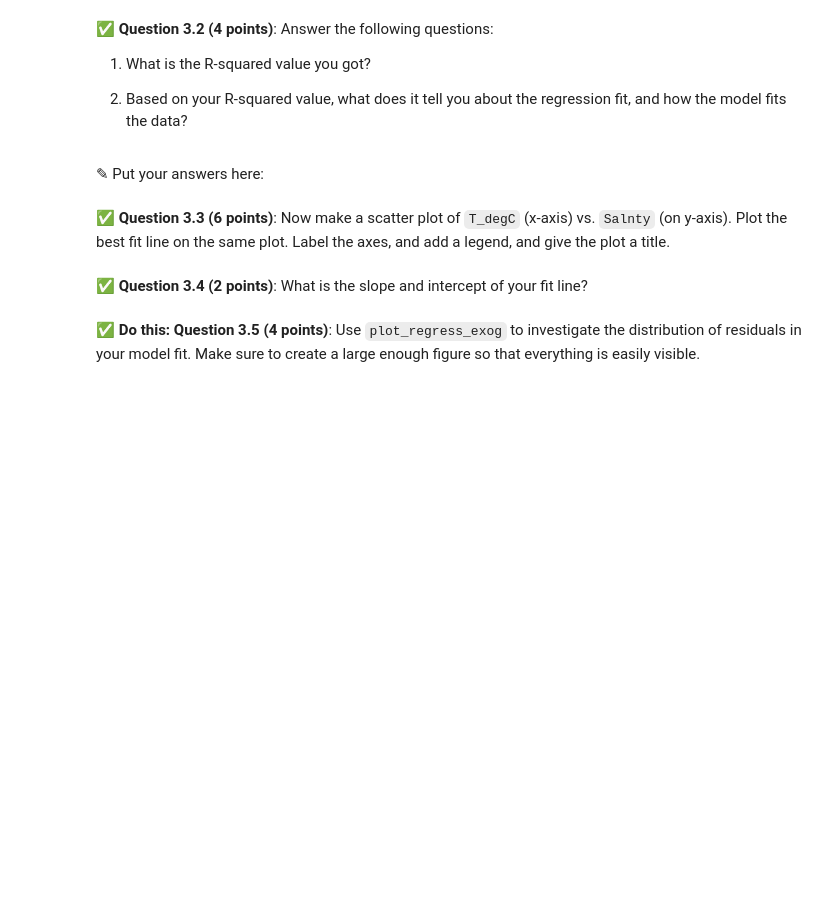
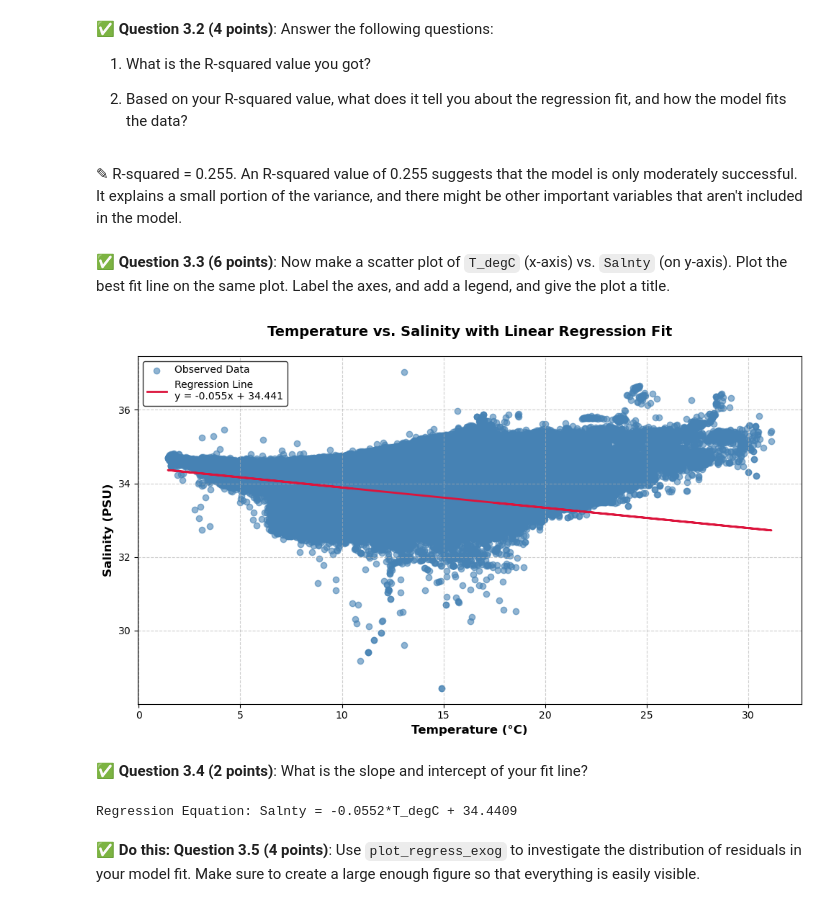
Before and after one commit to TumsAddict/cmse202-s25-turnin, a Jupyter notebook: hw-03/HW-03_Regression-S25-STUDENT.ipynb, the cells around one changed output. Cells and saved outputs as stored; diff of their text form; code cells hidden in the pictures; blank space fills up the shorter version.

```diff
--- a/hw-03/HW-03_Regression-S25-STUDENT.ipynb
+++ b/hw-03/HW-03_Regression-S25-STUDENT.ipynb
@@ -160,0 +159,12 @@ In this part, we'll perform some one-variable linear and polynomial regression a
+# %%
+# Put your code here
+import statsmodels.api as sm
+x = Book1_df_clean['T_degC']
+y = Book1_df_clean['Salnty']
+
+X = sm.add_constant(x)
+model = sm.OLS(y, X).fit()
+y_pred = model.predict(X)
+
+model = sm.OLS(y, X).fit()
+print(model.summary())
@@ -164,7 +192,7 @@ In this part, we'll perform some one-variable linear and polynomial regression a
 1. What is the R-squared value you got?
 
 2. Based on your R-squared value, what does it tell you about the regression fit, and how the model fits the data?
-# %% [markdown]
-<font size=+3>&#9998;</font> Put your answers here:
+# %% [markdown]
+<font size=+3>&#9998;</font> R-squared = 0.255. An R-squared value of 0.255 suggests that the model is only moderately successful. It explains a small portion of the variance, and there might be other important variables that aren't included in the model.
 # %% [markdown]
 &#9989;  **Question 3.3 (6 points)**: Now make a scatter plot of `T_degC` (x-axis) vs. `Salnty` (on y-axis). Plot the best fit line on the same plot. Label the axes, and add a legend, and give the plot a title.
@@ -173,2 +199,32 @@ In this part, we'll perform some one-variable linear and polynomial regression a
+# %%
+# Put your code here
+import matplotlib.pyplot as plt
+import statsmodels.api as sm
+import numpy as np
+
+plt.figure(figsize=(10, 6))
+
+# Scatter plot of actual data
+plt.scatter(x, y, alpha=0.6, label='Observed Data', color='steelblue')
+
+# Regression line
+plt.plot(x, y_pred, color='crimson', linewidth=2,
+         label=f'Regression Line\ny = {model.params[1]:.3f}x + {model.params[0]:.3f}')
+
+# Add labels and title
+plt.xlabel('Temperature (°C)', fontsize=12, fontweight='bold')
+plt.ylabel('Salinity (PSU)', fontsize=12, fontweight='bold')
+plt.title('Temperature vs. Salinity with Linear Regression Fit',
+          fontsize=14, fontweight='bold', pad=20)
+
+# Add legend and grid
+plt.legend(frameon=True, facecolor='white', edgecolor='black')
+plt.grid(True, linestyle='--', alpha=0.6)
+
+# Adjust layout and show plot
+plt.tight_layout()
+plt.show()
+# %% [output]
+[figure, added]
 # %% [markdown]
 &#9989;  **Question 3.4 (2 points)**: What is the slope and intercept of your fit line?
@@ -177,2 +231,10 @@ In this part, we'll perform some one-variable linear and polynomial regression a
+# %%
+# Put code here.
+slope = model.params.iloc[1]
+intercept = model.params.iloc[0]
+
+print(f"Regression Equation: Salnty = {slope:.4f}*T_degC + {intercept:.4f}")
+# %% [output]
+Regression Equation: Salnty = -0.0552*T_degC + 34.4409
 # %% [markdown]
 **&#9989; Do this:** **Question 3.5 (4 points)**: Use `plot_regress_exog` to investigate the distribution of residuals in your model fit. Make sure to create a large enough figure so that everything is easily visible.
```
Also changed, not shown: parts of 6 cells of this notebook.
